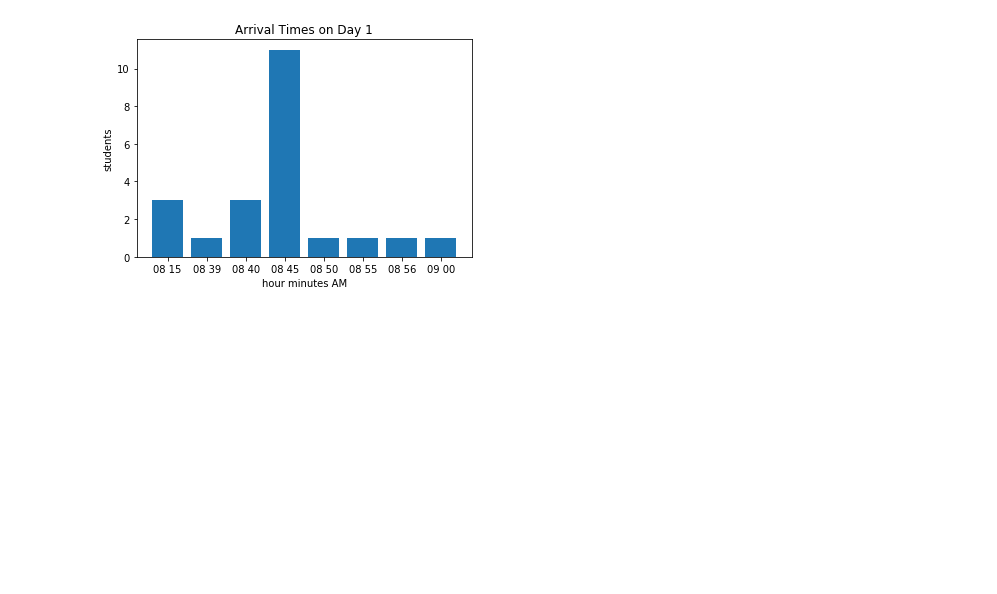
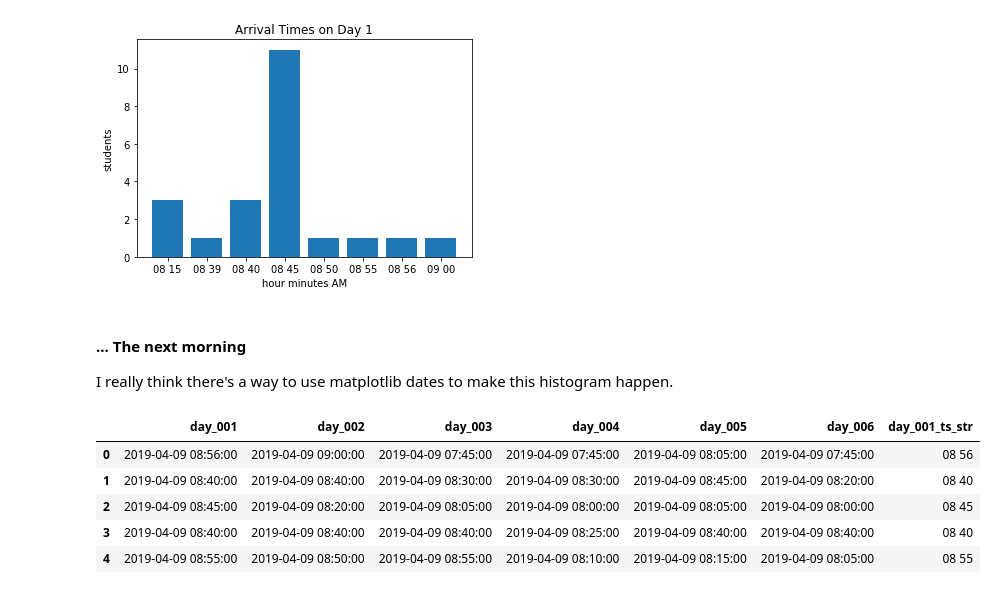
Before and after one commit to MangrobanGit/ds-challenge-05_seattle-ds-career-040119, a Jupyter notebook: Day_5_Challenge_After_6pm.ipynb, the cells around one changed output. Saved outputs shown, nothing was run; the diff lists cells and outputs as text; code cells hidden in the pictures; blank space fills up the shorter version.

```diff
--- a/Day_5_Challenge_After_6pm.ipynb
+++ b/Day_5_Challenge_After_6pm.ipynb
@@ -249,3 +247,17 @@ ax.set_title("Arrival Times on Day 1")
 plt.show()
 # %% [output]
 [figure]
+# %% [markdown]
+#### ... The next morning
+
+I really think there's a way to use matplotlib dates to make this histogram happen.
+# %%
+# Let's revisit the dataset
+arrivals.head()
+# %% [output]
+|  | day_001 | day_002 | day_003 | day_004 | day_005 | day_006 | day_001_ts_str |
+| 0 | 2019-04-09 08:56:00 | 2019-04-09 09:00:00 | 2019-04-09 07:45:00 | 2019-04-09 07:45:00 | 2019-04-09 08:05:00 | 2019-04-09 07:45:00 | 08 56 |
+| 1 | 2019-04-09 08:40:00 | 2019-04-09 08:40:00 | 2019-04-09 08:30:00 | 2019-04-09 08:30:00 | 2019-04-09 08:45:00 | 2019-04-09 08:20:00 | 08 40 |
+| 2 | 2019-04-09 08:45:00 | 2019-04-09 08:20:00 | 2019-04-09 08:05:00 | 2019-04-09 08:00:00 | 2019-04-09 08:05:00 | 2019-04-09 08:00:00 | 08 45 |
+| 3 | 2019-04-09 08:40:00 | 2019-04-09 08:40:00 | 2019-04-09 08:40:00 | 2019-04-09 08:25:00 | 2019-04-09 08:40:00 | 2019-04-09 08:40:00 | 08 40 |
+| 4 | 2019-04-09 08:55:00 | 2019-04-09 08:50:00 | 2019-04-09 08:55:00 | 2019-04-09 08:10:00 | 2019-04-09 08:15:00 | 2019-04-09 08:05:00 | 08 55 |
```
Also changed, not shown: parts of 8 cells of this notebook.
